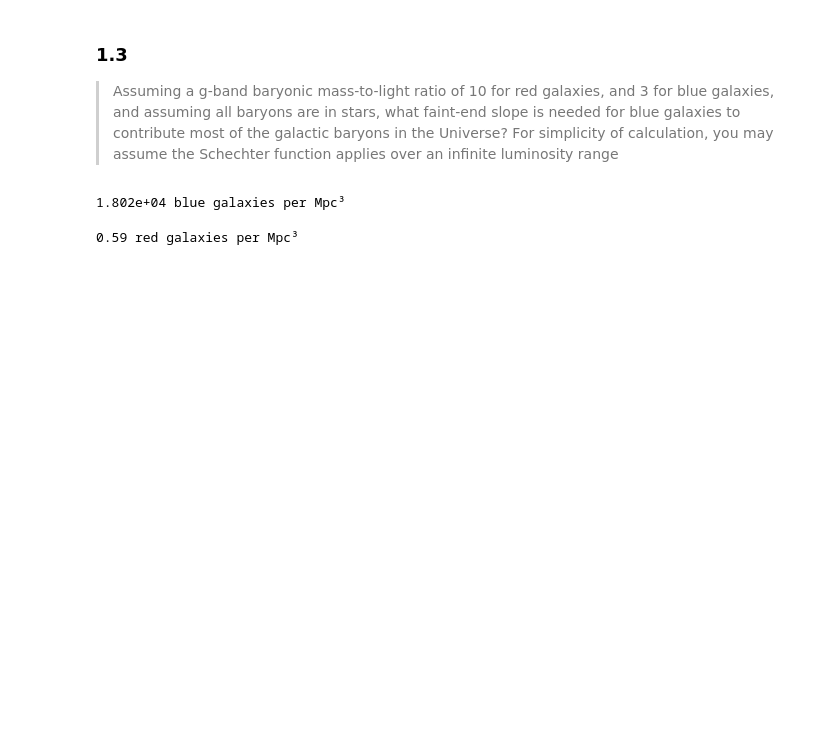
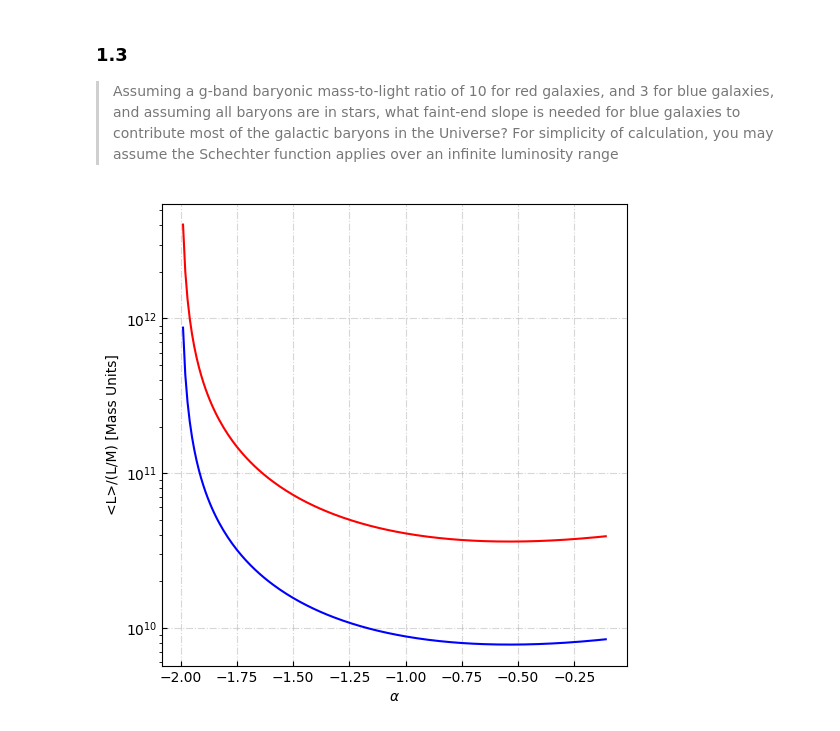
Before and after one commit to nassmohammed/EG_assignment1, a Jupyter notebook: assignment1_question1.ipynb, the cells around one changed output. Drawn from its saved outputs; the diff is of its cells as text; code cells hidden in the pictures; blank space fills up the shorter version.

```diff
--- a/assignment1_question1.ipynb
+++ b/assignment1_question1.ipynb
@@ -98,23 +98,24 @@ plt.grid(ls = '-.', alpha=0.5)
 # %% [markdown]
 ### 1.3
 >  Assuming a g-band baryonic mass-to-light ratio of 10 for red galaxies, and 3 for blue galaxies, and assuming all baryons are in stars, what faint-end slope is needed for blue galaxies to contribute most of the galactic baryons in the Universe? For simplicity of calculation, you may assume the Schechter function applies over an infinite luminosity range
-# %%
-# Integrate infinite magnitude limits
-from tqdm import tqdm
-dM = 0.001
-
-n_MBlue_u = 0
-for M in tqdm(np.arange(-100, 10, dM)):
-    ## Approximating the integral as a summation
-    n_MBlue_u += schechter_mag(M, MStar_blue, phiStar_blue, alpha_blue) * dM
-
-print(f'{n_MBlue_u:.4} blue galaxies per Mpc³')
-
-n_MRed_u = 0
-for M in tqdm(np.arange(-100, 10, dM)):
-    n_MRed_u += schechter_mag(M, MStar_red, phiStar_red, alpha_red) * dM
-
-print(f'{n_MRed_u:.3} red galaxies per Mpc³')
-# %% [output]
-1.802e+04 blue galaxies per Mpc³
-0.59 red galaxies per Mpc³
+# %%
+alpha_range = np.arange(-2.0, -0.1, 0.01)
+
+def N(phi_star, alpha):
+    """Calculating the total number of galaxies per unit volume"""
+    N = phi_star * gamma(alpha + 1)
+    return N
+# Calculate luminosity to mass density for blue and red galaxies
+mass_density_blue = np.array([phiStar_blue * LStar_blue * gamma(alpha + 2) * 3 for alpha in alpha_range])
+mass_density_red = np.array([phiStar_red * LStar_red * gamma(alpha + 2) * 10 for alpha in alpha_range])
+
+plt.figure(figsize=(6, 6))
+plt.plot(alpha_range, mass_density_blue, c='b')
+plt.plot(alpha_range, mass_density_red, c='r')
+plt.xlabel(r'$\alpha$')
+plt.ylabel(r'<L>/(L/M) [Mass Units]')
+plt.tick_params(direction='in')
+plt.yscale('log')
+plt.grid(ls = '-.', alpha=0.5)
+# %% [output]
+[figure, added]
```
Also changed, not shown: parts of 1 cell of this notebook.
